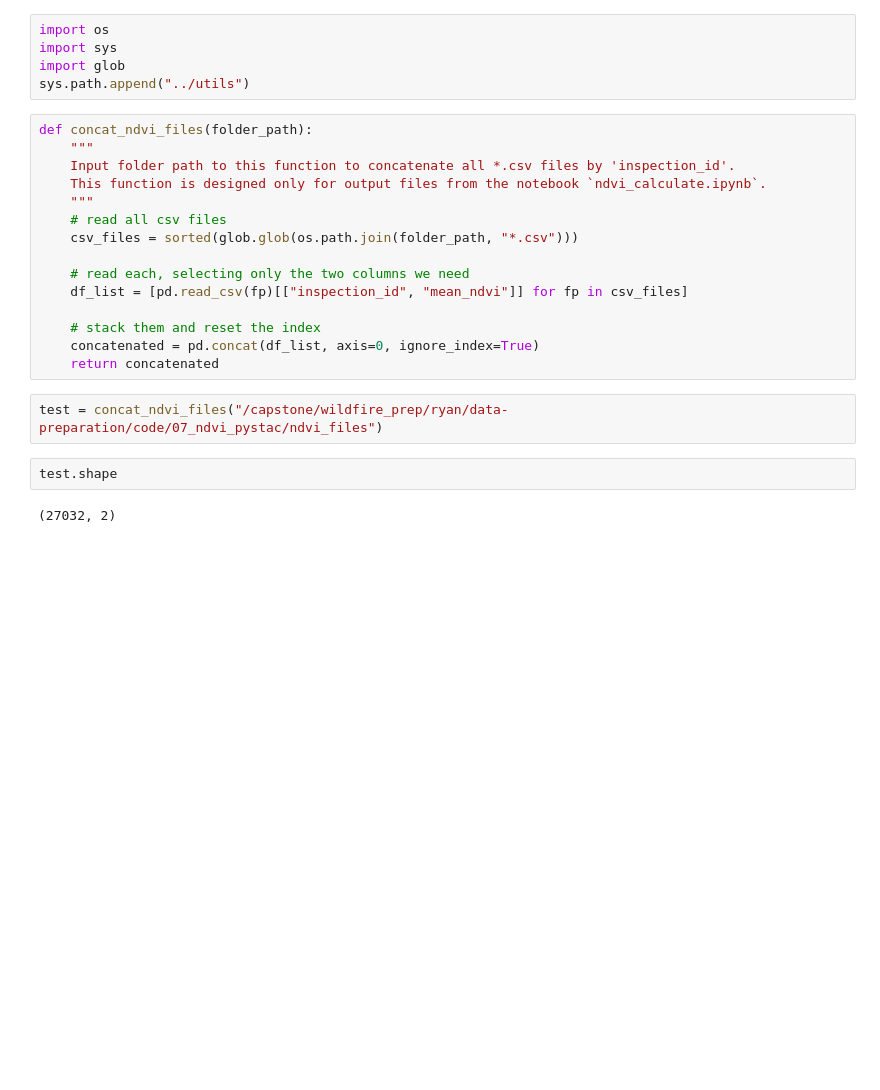
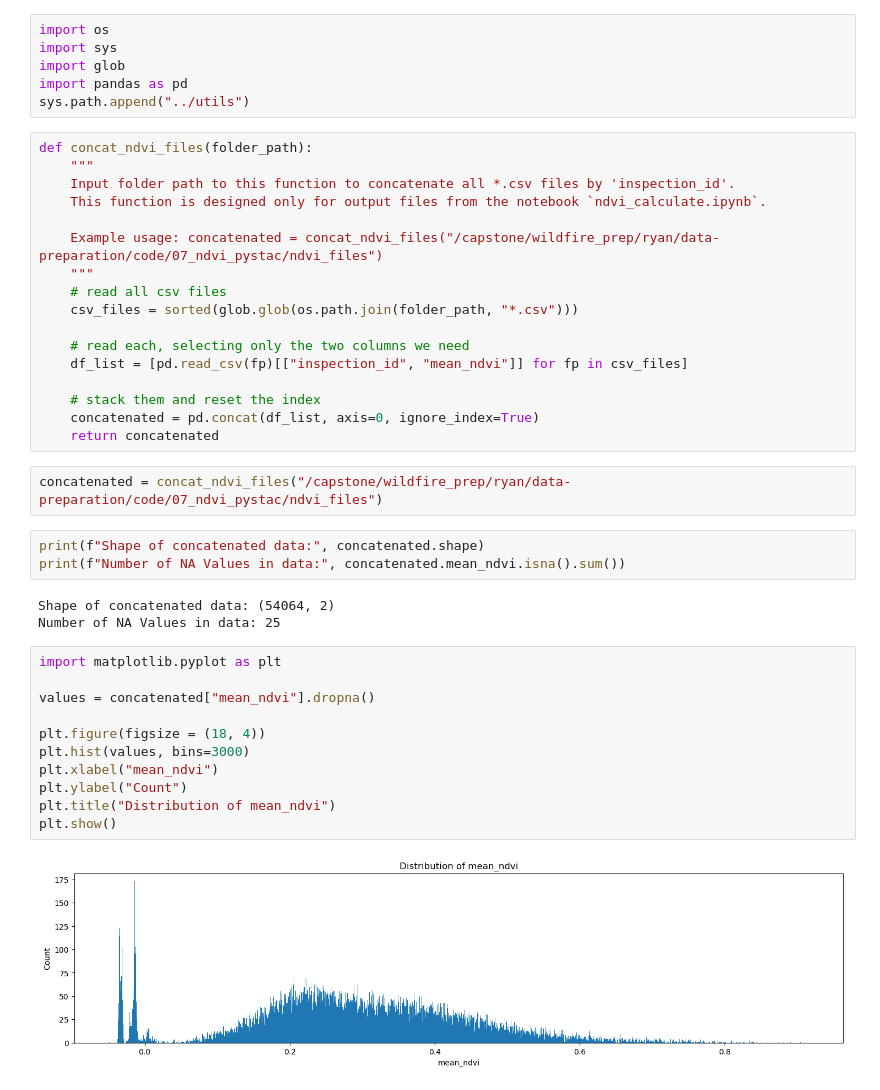
Before and after one commit to wildfire-prep/data-preparation, a Jupyter notebook: code/07_ndvi_pystac/ndvi_concat.ipynb, the cells around one changed output. Drawn from its saved outputs; the diff is of its cells as text; blank space fills up the shorter version.

Commit message:
add NDVI files and 2 month prior function

```diff
--- a/code/07_ndvi_pystac/ndvi_concat.ipynb
+++ b/code/07_ndvi_pystac/ndvi_concat.ipynb
@@ -2,12 +2,15 @@
 import os
 import sys
 import glob
+import pandas as pd
 sys.path.append("../utils")
 # %%
 def concat_ndvi_files(folder_path):
     """
     Input folder path to this function to concatenate all *.csv files by 'inspection_id'.
     This function is designed only for output files from the notebook `ndvi_calculate.ipynb`.
+
+    Example usage: concatenated = concat_ndvi_files("/capstone/wildfire_prep/ryan/data-preparation/code/07_ndvi_pystac/ndvi_files")
     """
     # read all csv files
     csv_files = sorted(glob.glob(os.path.join(folder_path, "*.csv")))
@@ -19,8 +22,23 @@ def concat_ndvi_files(folder_path):
     concatenated = pd.concat(df_list, axis=0, ignore_index=True)
     return concatenated
 # %%
-test = concat_ndvi_files("/capstone/wildfire_prep/ryan/data-preparation/code/07_ndvi_pystac/ndvi_files")
+concatenated = concat_ndvi_files("/capstone/wildfire_prep/ryan/data-preparation/code/07_ndvi_pystac/ndvi_files")
-# %%
-test.shape
-# %% [output]
-(27032, 2)
+# %%
+print(f"Shape of concatenated data:", concatenated.shape)
+print(f"Number of NA Values in data:", concatenated.mean_ndvi.isna().sum())
+# %% [output]
+Shape of concatenated data: (54064, 2)
+Number of NA Values in data: 25
+# %%
+import matplotlib.pyplot as plt
+
+values = concatenated["mean_ndvi"].dropna()
+
+plt.figure(figsize = (18, 4))
+plt.hist(values, bins=3000)
+plt.xlabel("mean_ndvi")
+plt.ylabel("Count")
+plt.title("Distribution of mean_ndvi")
+plt.show()
+# %% [output]
+[figure, added]
```
Also changed, not shown: 7 other files.
